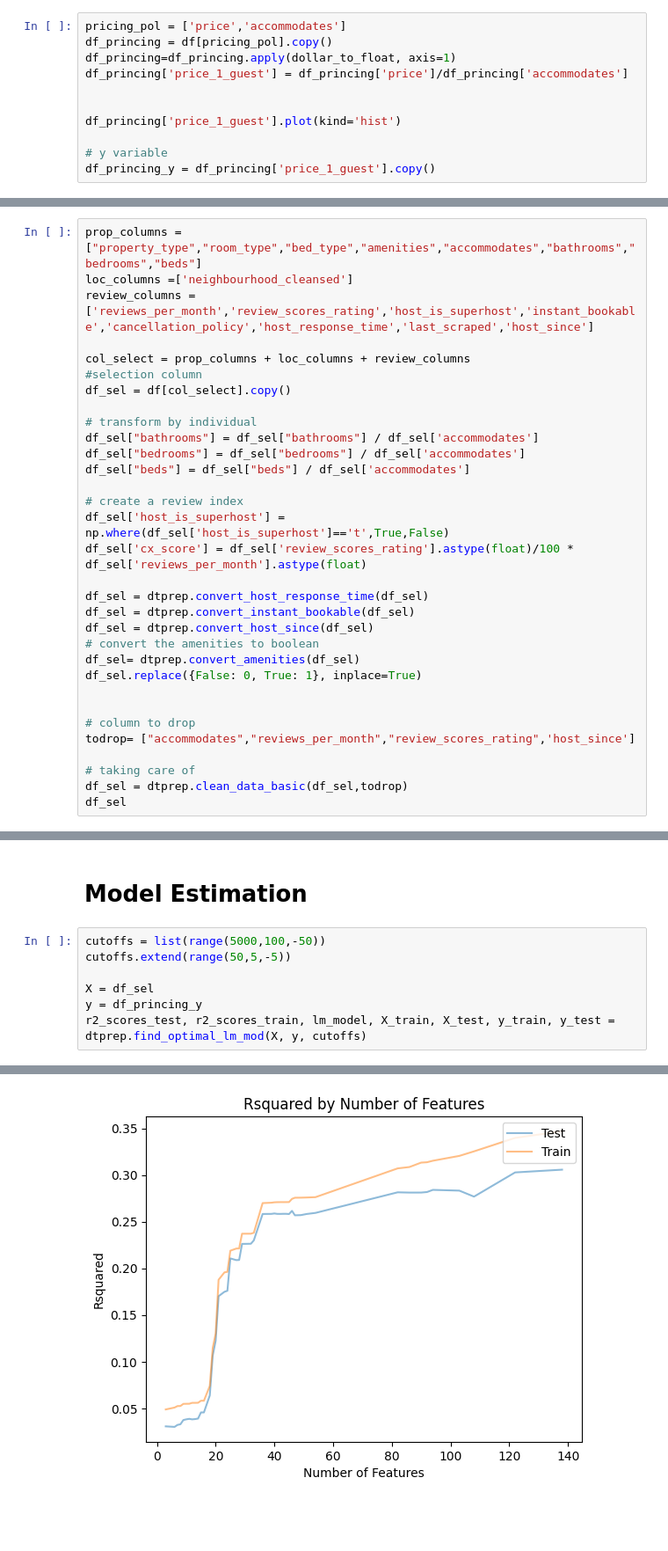
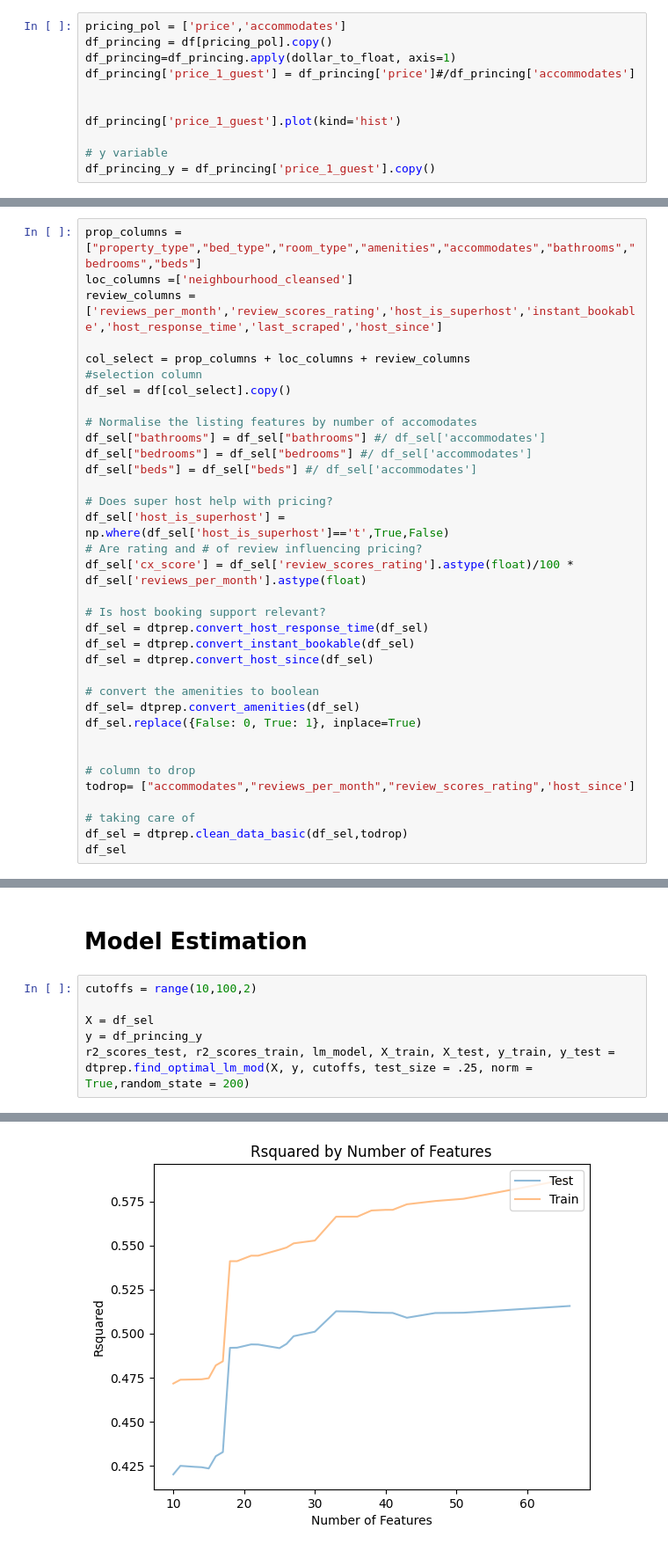
Before and after one commit to aeusepi/AirBnB_Project, a Jupyter notebook: AirBnbSeattle.ipynb, the cells around one changed output, grey strips where cells are left out. Shown at 88% size. Saved outputs shown, nothing was run; the diff lists cells and outputs as text; blank space fills up the shorter version.

```diff
--- a/AirBnbSeattle.ipynb
+++ b/AirBnbSeattle.ipynb
@@ -281,7 +281,7 @@ Selecting the variables we want to estimate.
 pricing_pol = ['price','accommodates']
 df_princing = df[pricing_pol].copy()
 df_princing=df_princing.apply(dollar_to_float, axis=1)
-df_princing['price_1_guest'] = df_princing['price']/df_princing['accommodates']
+df_princing['price_1_guest'] = df_princing['price']#/df_princing['accommodates']
 
 
 df_princing['price_1_guest'].plot(kind='hist')
@@ -294,26 +293,29 @@ df_princing_y = df_princing['price_1_guest'].copy()
 # %% [markdown]
 <h3 id='Part2.2'> Indipendent variables </h3>
 # %%
-prop_columns = ["property_type","room_type","bed_type","amenities","accommodates","bathrooms","bedrooms","beds"]
+prop_columns = ["property_type","bed_type","room_type","amenities","accommodates","bathrooms","bedrooms","beds"]
 loc_columns =['neighbourhood_cleansed']
-review_columns = ['reviews_per_month','review_scores_rating','host_is_superhost','instant_bookable','cancellation_policy','host_response_time','last_scraped','host_since']
+review_columns = ['reviews_per_month','review_scores_rating','host_is_superhost','instant_bookable','host_response_time','last_scraped','host_since']
 
 col_select = prop_columns + loc_columns + review_columns
 #selection column
 df_sel = df[col_select].copy()
 
-# transform by individual
-df_sel["bathrooms"] = df_sel["bathrooms"] / df_sel['accommodates']
-df_sel["bedrooms"] = df_sel["bedrooms"] / df_sel['accommodates']
-df_sel["beds"] = df_sel["beds"] / df_sel['accommodates']
+# Normalise the listing features by number of accomodates
+df_sel["bathrooms"] = df_sel["bathrooms"] #/ df_sel['accommodates']
+df_sel["bedrooms"] = df_sel["bedrooms"] #/ df_sel['accommodates']
+df_sel["beds"] = df_sel["beds"] #/ df_sel['accommodates']
 
-# create a review index
+# Does super host help with pricing?
 df_sel['host_is_superhost'] = np.where(df_sel['host_is_superhost']=='t',True,False)
+# Are rating and # of review influencing pricing?
 df_sel['cx_score'] = df_sel['review_scores_rating'].astype(float)/100 * df_sel['reviews_per_month'].astype(float)
 
+# Is host booking support relevant?
 df_sel = dtprep.convert_host_response_time(df_sel)
 df_sel = dtprep.convert_instant_bookable(df_sel)
 df_sel = dtprep.convert_host_since(df_sel)
+
 # convert the amenities to boolean
 df_sel= dtprep.convert_amenities(df_sel)
 df_sel.replace({False: 0, True: 1}, inplace=True)
@@ -342,12 +344,11 @@ df_sel
 # %% [markdown]
 <h1 id='Part3'> Model Estimation </h1>
 # %%
-cutoffs = list(range(5000,100,-50))
-cutoffs.extend(range(50,5,-5))
+cutoffs = range(10,100,2)
 
 X = df_sel
 y = df_princing_y
-r2_scores_test, r2_scores_train, lm_model, X_train, X_test, y_train, y_test = dtprep.find_optimal_lm_mod(X, y, cutoffs)
+r2_scores_test, r2_scores_train, lm_model, X_train, X_test, y_train, y_test = dtprep.find_optimal_lm_mod(X, y, cutoffs, test_size = .25, norm = True,random_state = 200)
 # %% [output]
 If you wish to scale the data, use Pipeline with a StandardScaler in a preprocessing stage. To reproduce the previous behavior:
 
@@ -365,8 +366,8 @@ model.fit(X, y, **kwargs)
 model.fit(X, y, **kwargs)
 
 
   warnings.warn(
-[figure, old version]
+[figure, new version]
 If you wish to scale the data, use Pipeline with a StandardScaler in a preprocessing stage. To reproduce the previous behavior:
 
 from sklearn.pipeline import make_pipeline
```
Also changed, not shown: parts of 6 cells of this notebook, 1 other file.
